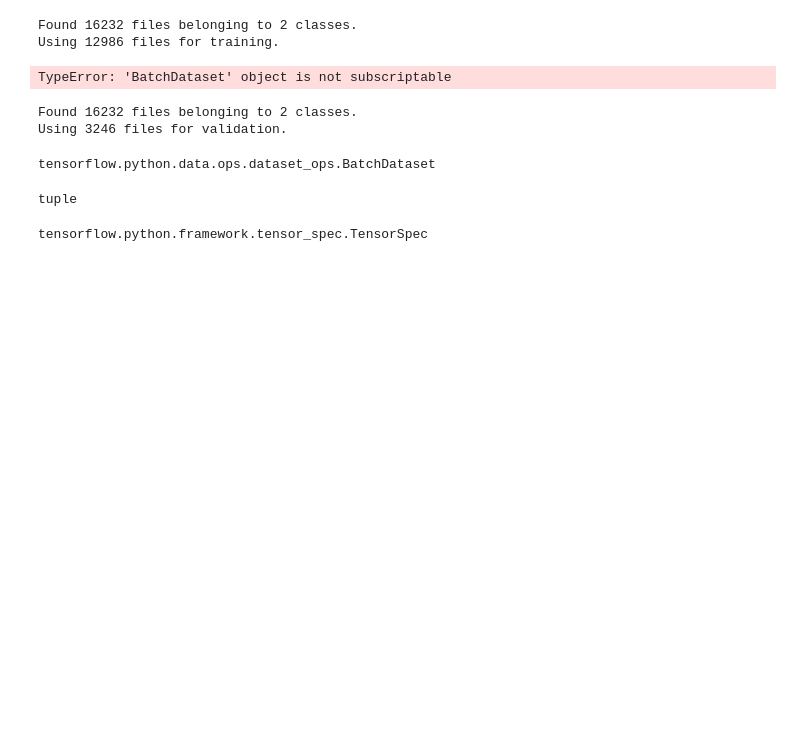
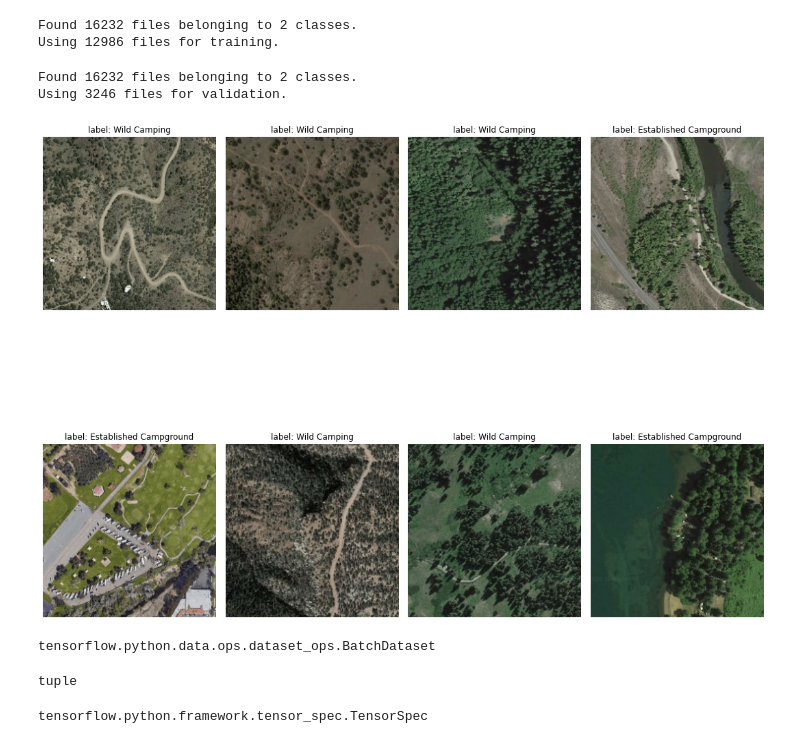
Before and after one commit to paultanger/CampsitePredict, a Jupyter notebook: notebooks/preprocess_and_build_model-v2-binary.ipynb, the cells around one changed output. Cells and saved outputs as stored; diff of their text form; code cells hidden in the pictures; blank space fills up the shorter version.

Commit message:
update nbs and images and presentation

```diff
--- a/notebooks/preprocess_and_build_model-v2-binary.ipynb
+++ b/notebooks/preprocess_and_build_model-v2-binary.ipynb
@@ -4,24 +4,20 @@ import numpy as np
 import pandas as pd
 import matplotlib.pyplot as plt
 # %%
-directory = 'data/sat_images/wild_est/'
+directory = '../data/sat_images/wild_est/'
 # %%
 batch_size = 32
 img_size = 256
 # %%
 X_train = image_dataset_from_directory(
     directory, labels='inferred', class_names=None, # maybe need: label_mode='binary' and rename directories to 0 1
-    color_mode='rgb', batch_size=12986, image_size=(img_size, img_size), shuffle=True, seed=42,
+    color_mode='rgb', batch_size=12986, image_size=(img_size, img_size), shuffle=False, seed=42,
     validation_split=0.2, subset='training', interpolation='bilinear', follow_links=True
 )
 # this batch size is how it divides the data in the epochs below
 # %% [output]
 Found 16232 files belonging to 2 classes.
 Using 12986 files for training.
-# %%
-X_train[0]
-# %% [output]
-TypeError: 'BatchDataset' object is not subscriptable
 # %%
 X_test = image_dataset_from_directory(
     directory, labels='inferred', class_names=None, # # maybe need: label_mode='binary' and rename directories to 0 1
@@ -31,6 +27,28 @@ X_test = image_dataset_from_directory(
 # %% [output]
 Found 16232 files belonging to 2 classes.
 Using 3246 files for validation.
+# %%
+image_batch, labels_batch = next(iter(X_train))
+# %%
+# plot some
+from random import choices
+num_samples = 10
+samples = choices(range(len(image_batch)), k=num_samples)
+
+fig, axs = plt.subplots(int(num_samples/4), 4, figsize=(15,15))
+
+for i, ax in zip(samples, axs.flatten()):
+    img = image_batch[i].numpy().astype("uint8")
+    ax.imshow(img)
+    if labels_batch[i] == 0:
+        label = 'Established Campground'
+    else:
+        label = 'Wild Camping'
+    ax.set_title(f'label: {label}')
+    ax.axis('off')
+plt.tight_layout();
+# %% [output]
+[figure, added]
 # %%
 # batch it after transformation with:
 #batched_dataset = X_train.batch(32)
```
Also changed, not shown: parts of 1 cell of this notebook, 21 other files.
